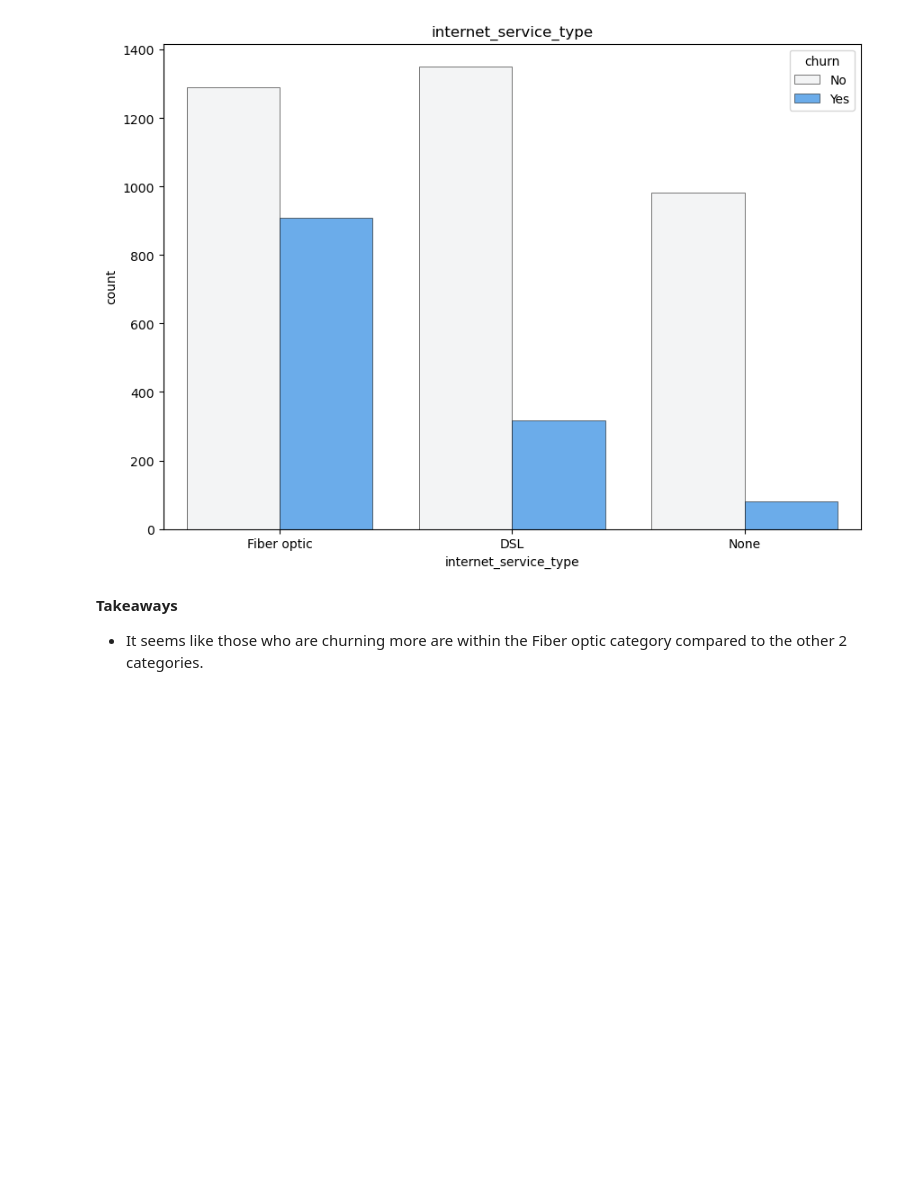
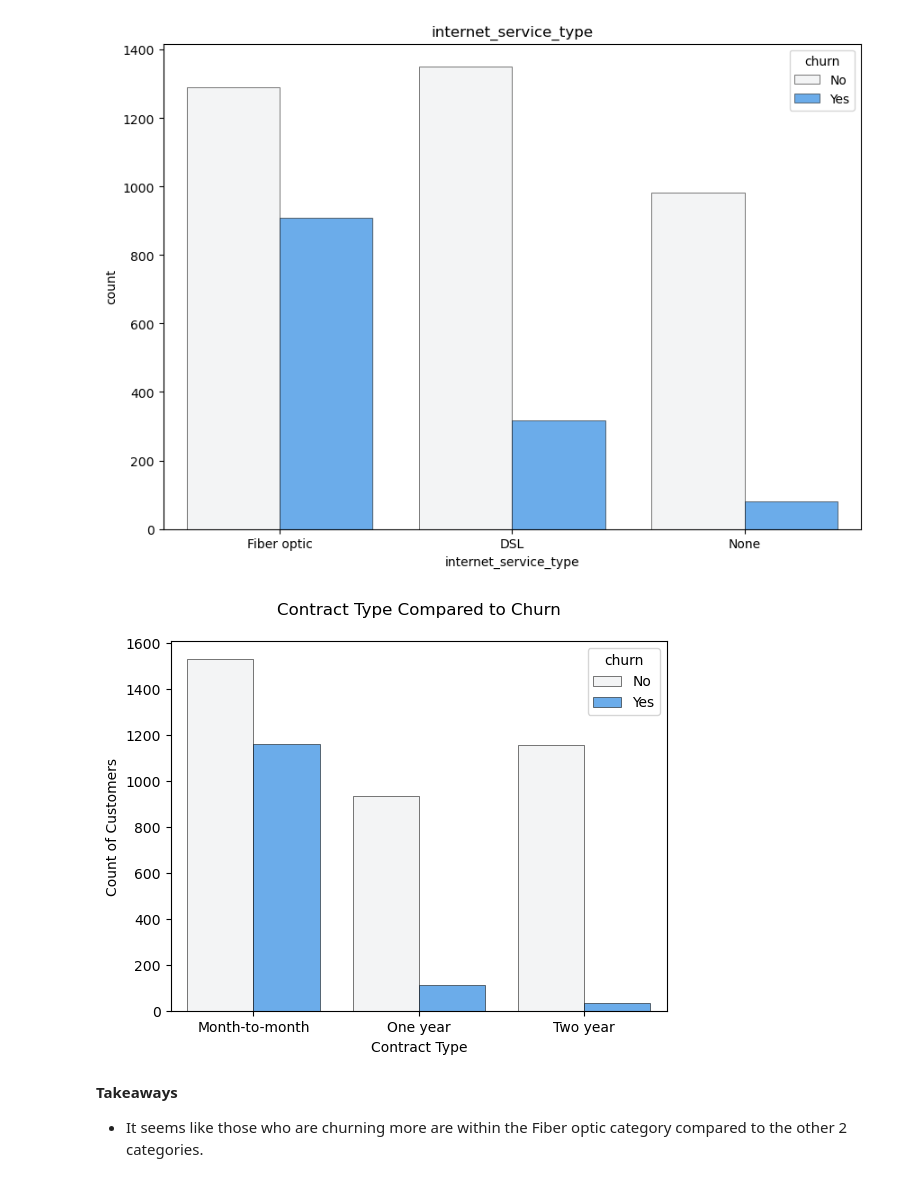
Before and after one commit to nicolas-angarita/churn_classification_project, a Jupyter notebook: working_notebook.ipynb, the cells around one changed output. Cells and saved outputs as stored; diff of their text form; code cells hidden in the pictures; blank space fills up the shorter version.

```diff
--- a/working_notebook.ipynb
+++ b/working_notebook.ipynb
@@ -392,6 +393,15 @@ countplot('churn', ['contract_type'], train)
 countplot('churn', ['internet_service_type'], train)
 # %% [output]
 [figure]
+# %%
+sns.countplot(x = train['contract_type'] , hue = train['churn'],
+              data=train, alpha=0.75, linewidth=0.5, edgecolor='black', color = 'dodgerblue')
+plt.title('Contract Type Compared to Churn', y = 1.05)
+plt.xlabel('Contract Type')
+plt.ylabel('Count of Customers')
+plt.show()
+# %% [output]
+[figure, added]
 # %% [markdown]
 **Takeaways**
 
```
Also changed, not shown: parts of 2 cells of this notebook.
